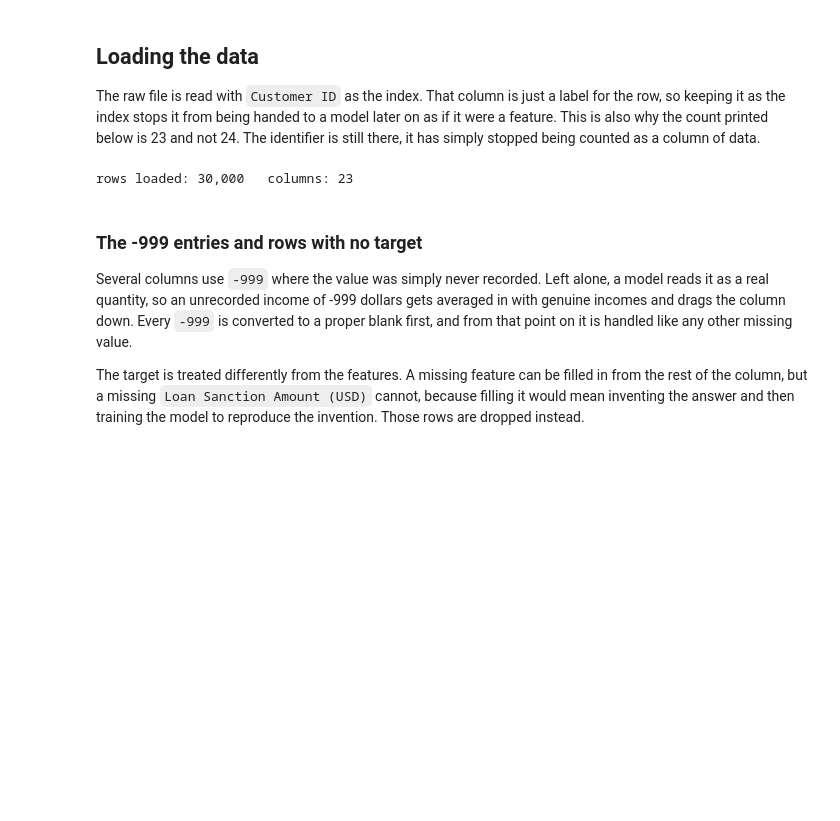
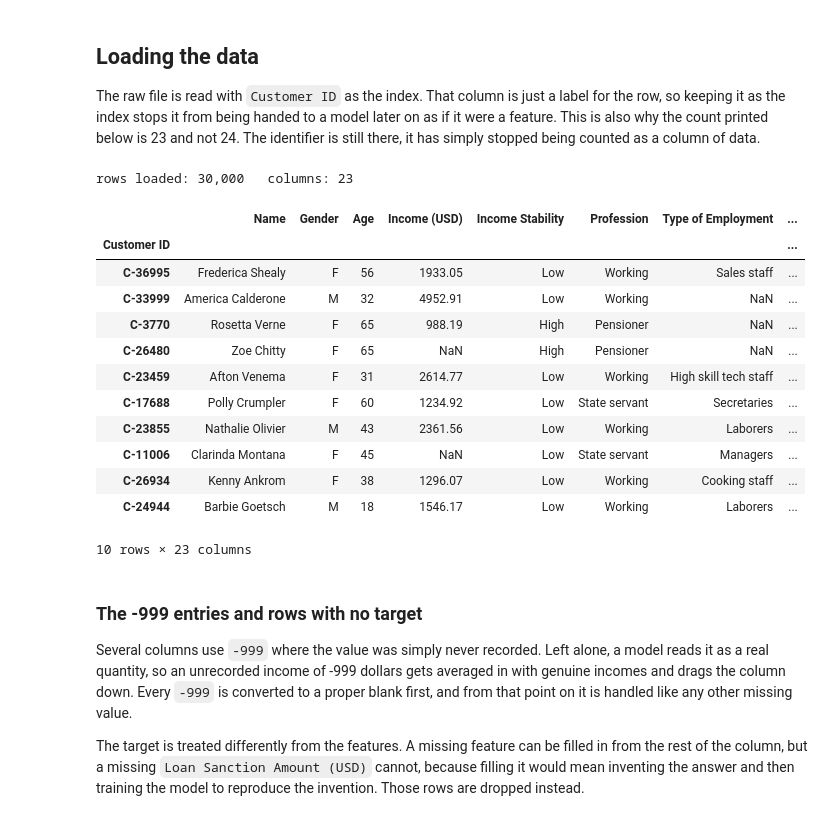
Before and after one commit to kushalkrishnappa/fai-final-project-2026, a Jupyter notebook: src/LoanSanctionAmountEstimation.ipynb, the cells around one changed output. Cells and saved outputs as stored; diff of their text form; code cells hidden in the pictures; blank space fills up the shorter version.

```diff
--- a/src/LoanSanctionAmountEstimation.ipynb
+++ b/src/LoanSanctionAmountEstimation.ipynb
@@ -168,8 +168,22 @@ counted as a column of data.
 # %%
 df = pd.read_csv(DATA, index_col="Customer ID")
 print(f"rows loaded: {len(df):,}   columns: {df.shape[1]}")
+df.head(10)
 # %% [output]
 rows loaded: 30,000   columns: 23
+|  | Name | Gender | Age | Income (USD) | Income Stability | Profession | Type of Employment | ... |
+| Customer ID |  |  |  |  |  |  |  | ... |
+| C-36995 | Frederica Shealy | F | 56 | 1933.05 | Low | Working | Sales staff | ... |
+| C-33999 | America Calderone | M | 32 | 4952.91 | Low | Working | NaN | ... |
+| C-3770 | Rosetta Verne | F | 65 | 988.19 | High | Pensioner | NaN | ... |
+| C-26480 | Zoe Chitty | F | 65 | NaN | High | Pensioner | NaN | ... |
+| C-23459 | Afton Venema | F | 31 | 2614.77 | Low | Working | High skill tech staff | ... |
+| C-17688 | Polly Crumpler | F | 60 | 1234.92 | Low | State servant | Secretaries | ... |
+| C-23855 | Nathalie Olivier | M | 43 | 2361.56 | Low | Working | Laborers | ... |
+| C-11006 | Clarinda Montana | F | 45 | NaN | Low | State servant | Managers | ... |
+| C-26934 | Kenny Ankrom | F | 38 | 1296.07 | Low | Working | Cooking staff | ... |
+| C-24944 | Barbie Goetsch | M | 18 | 1546.17 | Low | Working | Laborers | ... |
+10 rows × 23 columns
 # %% [markdown]
 ### The -999 entries and rows with no target
 
```
Also changed, not shown: parts of 4 cells of this notebook, 2 other files.
